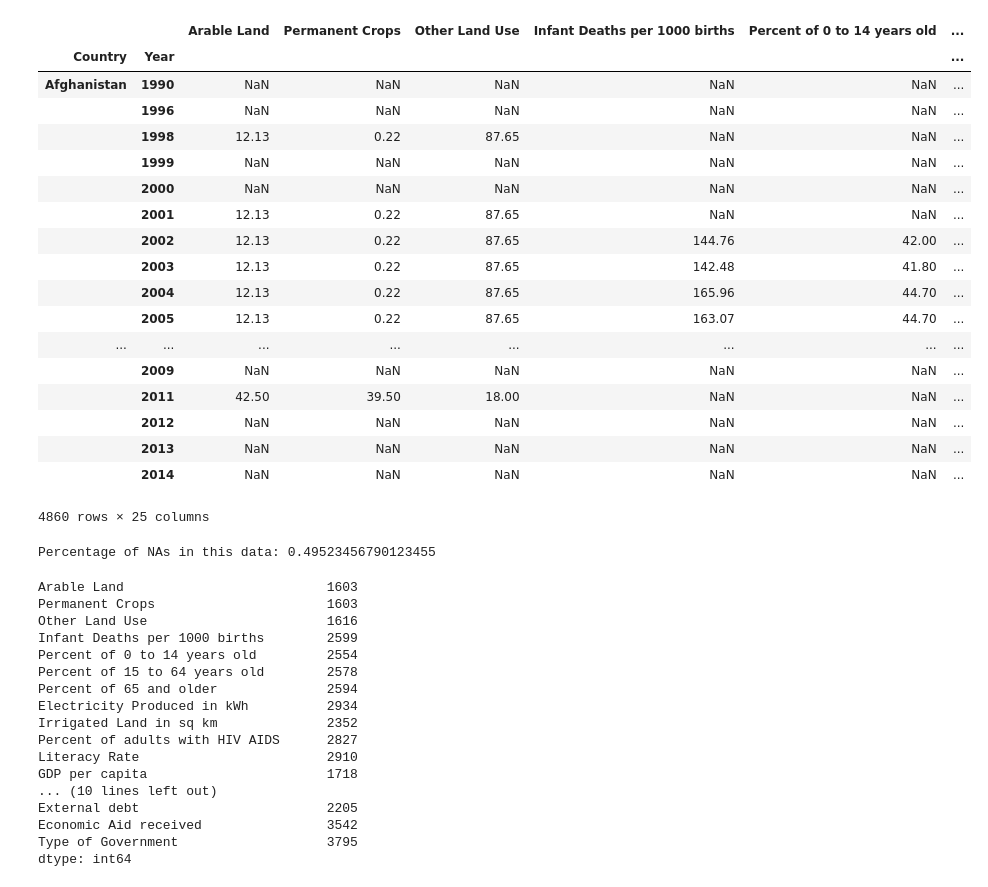
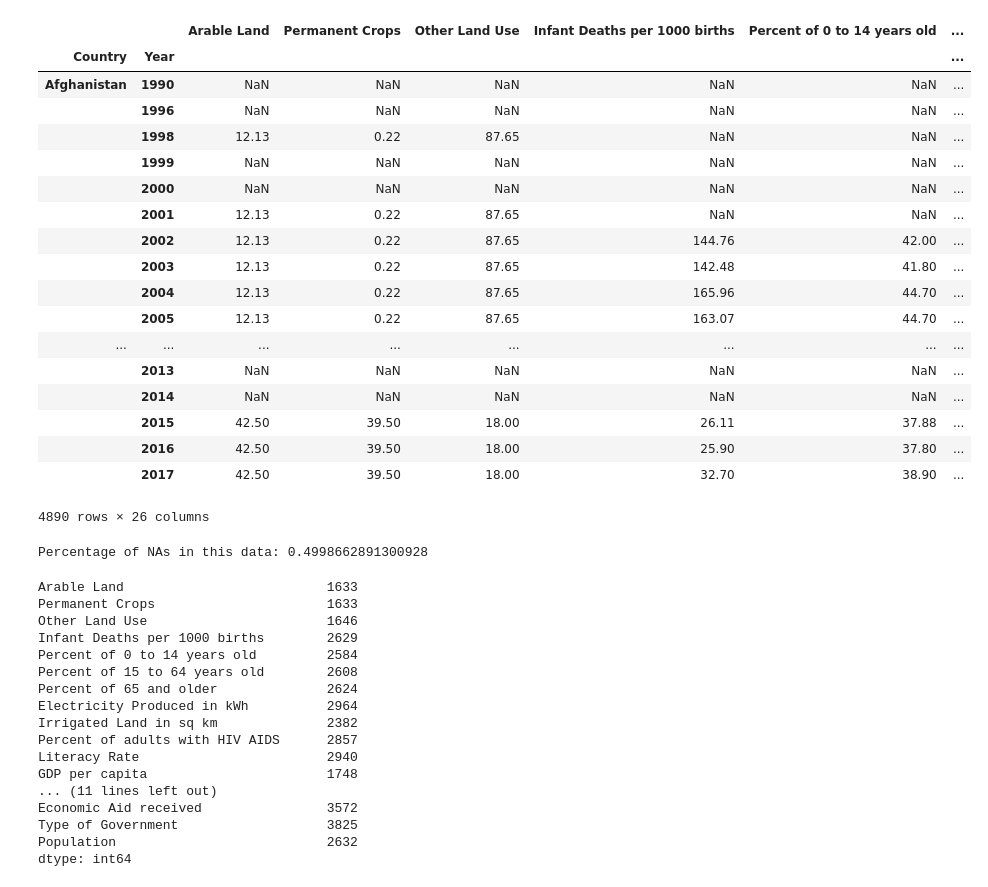
Before and after one commit to samirgadkari/cia_factbook_analysis, a Jupyter notebook: Project1.ipynb, the cells around one changed output. Cells and saved outputs as stored; diff of their text form; code cells hidden in the pictures.

```diff
--- a/Project1.ipynb
+++ b/Project1.ipynb
@@ -4,6 +4,15 @@
 import numpy as np
 import pandas as pd
 # %%
+population = pd.read_csv('2119',
+                        names = ['Country', 'Metric', 'Year',
+                                 'Population'],
+                        usecols = ['Country', 'Year',
+                                   'Population'],
+                        index_col = ['Country', 'Year'],
+                        dtype = {'Country': str, 'Metric': np.int32,
+                                   'Year': np.int32,
+                                  'Population': np.float64})
 infant_mortality_rate = pd.read_csv('2091',
                           names = ['Country', 'Metric', 'Year',
                                    'Infant Deaths per 1000 births'],
@@ -213,62 +222,62 @@ def add_columns_to_df(df1, df2):
   res = res.set_index(['Country', 'Year'])
   return res
 
 
 all_data = add_columns_to_df(land_use, infant_mortality_rate)
 
 add_dfs = [age_structure, electricity_production, irrigated_land,
             aids_prevalence_rate, literacy_rate, gdp_per_capita,
             gdp_per_sector, labor_force, unemployment_rate,
             budget, industrial_production_growth_rate, exports,
             imports, external_debt, economic_aid_recipient,
-            government_type]
+            government_type, population]
 for df in add_dfs:
   all_data = add_columns_to_df(all_data, df)
 
 all_data.sort_index(level = ['Country', 'Year'], inplace = True)
 all_data
 # %% [output]
 |  |  | Arable Land | Permanent Crops | Other Land Use | Infant Deaths per 1000 births | Percent of 0 to 14 years old | ... |
 | Country | Year |  |  |  |  |  | ... |
 | Afghanistan | 1990 | NaN | NaN | NaN | NaN | NaN | ... |
 |  | 1996 | NaN | NaN | NaN | NaN | NaN | ... |
 |  | 1998 | 12.13 | 0.22 | 87.65 | NaN | NaN | ... |
 |  | 1999 | NaN | NaN | NaN | NaN | NaN | ... |
 |  | 2000 | NaN | NaN | NaN | NaN | NaN | ... |
 |  | 2001 | 12.13 | 0.22 | 87.65 | NaN | NaN | ... |
 |  | 2002 | 12.13 | 0.22 | 87.65 | 144.76 | 42.00 | ... |
 |  | 2003 | 12.13 | 0.22 | 87.65 | 142.48 | 41.80 | ... |
 |  | 2004 | 12.13 | 0.22 | 87.65 | 165.96 | 44.70 | ... |
 |  | 2005 | 12.13 | 0.22 | 87.65 | 163.07 | 44.70 | ... |
 | ... | ... | ... | ... | ... | ... | ... | ... |
-|  | 2009 | NaN | NaN | NaN | NaN | NaN | ... |
-|  | 2011 | 42.50 | 39.50 | 18.00 | NaN | NaN | ... |
-|  | 2012 | NaN | NaN | NaN | NaN | NaN | ... |
 |  | 2013 | NaN | NaN | NaN | NaN | NaN | ... |
 |  | 2014 | NaN | NaN | NaN | NaN | NaN | ... |
+|  | 2015 | 42.50 | 39.50 | 18.00 | 26.11 | 37.88 | ... |
+|  | 2016 | 42.50 | 39.50 | 18.00 | 25.90 | 37.80 | ... |
+|  | 2017 | 42.50 | 39.50 | 18.00 | 32.70 | 38.90 | ... |
-4860 rows × 25 columns
+4890 rows × 26 columns
 # %%
 print('Percentage of NAs in this data:',
       all_data.isnull().sum().sum() / (all_data.shape[0] * all_data.shape[1]))
 all_data.isnull().sum()
 # %% [output]
-Percentage of NAs in this data: 0.49523456790123455
+Percentage of NAs in this data: 0.4998662891300928
-Arable Land                          1603
-Permanent Crops                      1603
-Other Land Use                       1616
-Infant Deaths per 1000 births        2599
-Percent of 0 to 14 years old         2554
-Percent of 15 to 64 years old        2578
-Percent of 65 and older              2594
-Electricity Produced in kWh          2934
-Irrigated Land in sq km              2352
-Percent of adults with HIV AIDS      2827
-Literacy Rate                        2910
-GDP per capita                       1718
-... (10 lines left out)
-External debt                        2205
-Economic Aid received                3542
-Type of Government                   3795
+Arable Land                          1633
+Permanent Crops                      1633
+Other Land Use                       1646
+Infant Deaths per 1000 births        2629
+Percent of 0 to 14 years old         2584
+Percent of 15 to 64 years old        2608
+Percent of 65 and older              2624
+Electricity Produced in kWh          2964
+Irrigated Land in sq km              2382
+Percent of adults with HIV AIDS      2857
+Literacy Rate                        2940
+GDP per capita                       1748
+... (11 lines left out)
+Economic Aid received                3572
+Type of Government                   3825
+Population                           2632
 dtype: int64
 # %%
 all_data.shape
```
Also changed, not shown: parts of 22 cells of this notebook.
